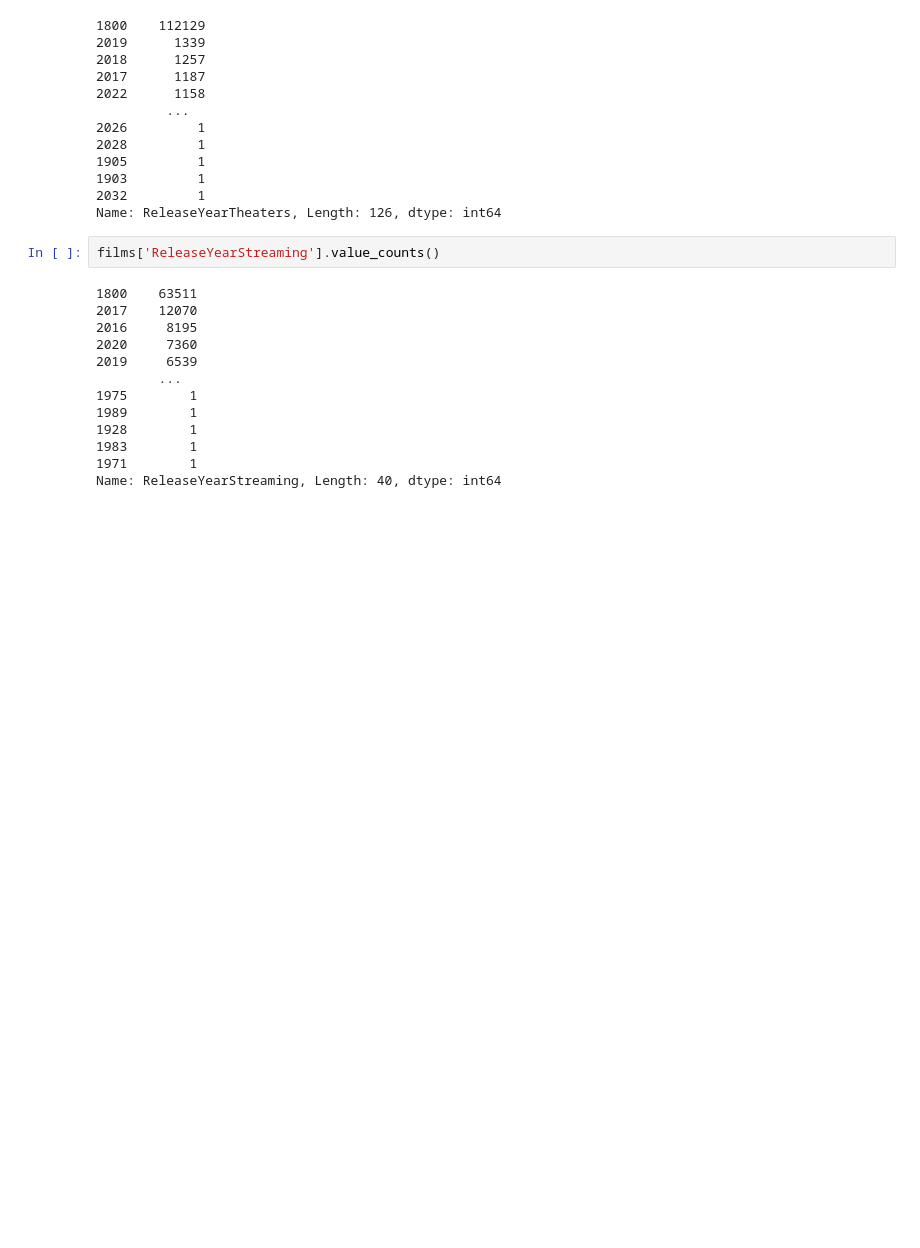
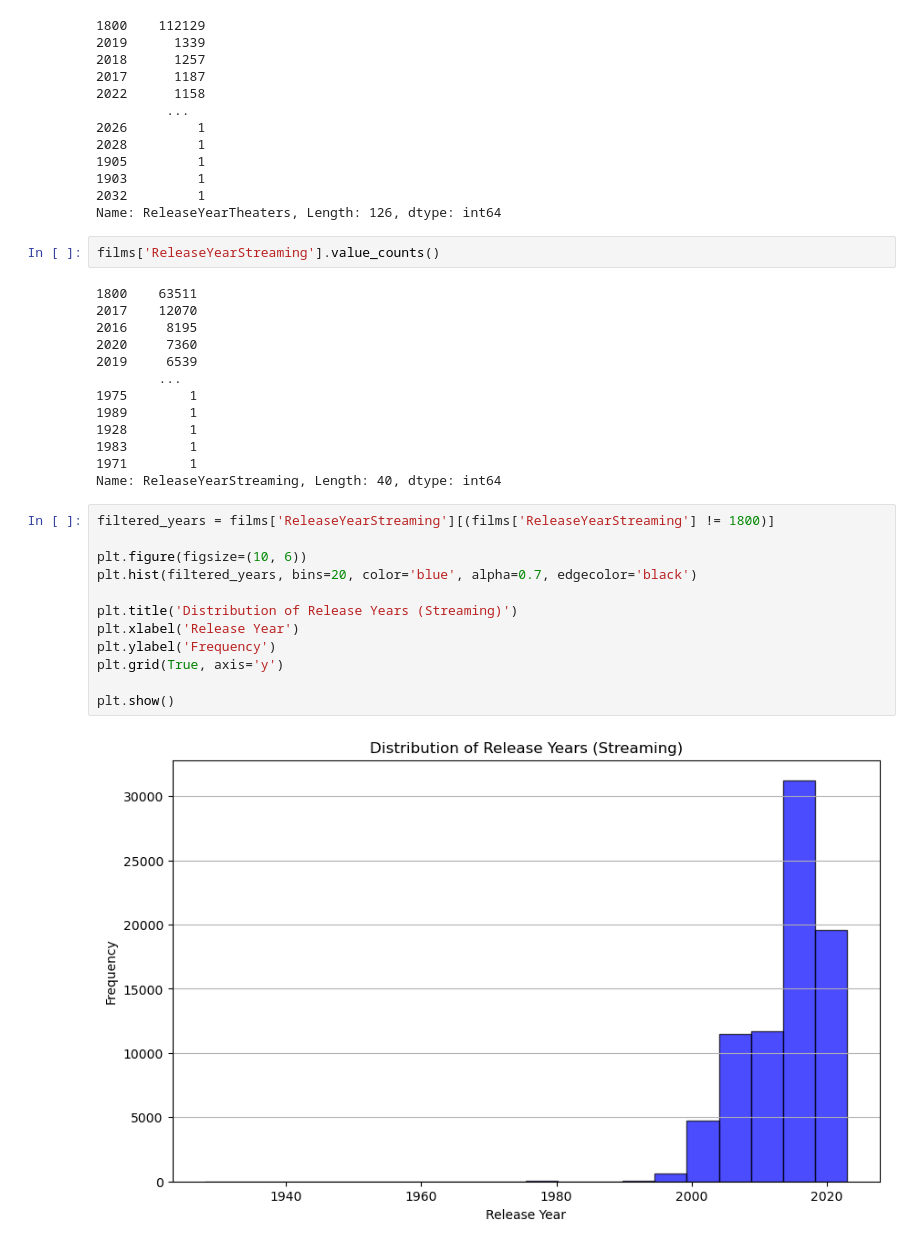
Before and after one commit to vadragna/rotten_tomatos_analysis, a Jupyter notebook: Analysis.ipynb, the cells around one changed output. Saved outputs shown, nothing was run; the diff lists cells and outputs as text; blank space fills up the shorter version.

```diff
--- a/Analysis.ipynb
+++ b/Analysis.ipynb
@@ -406,3 +405,17 @@ films['ReleaseYearStreaming'].value_counts()
 1983        1
 1971        1
 Name: ReleaseYearStreaming, Length: 40, dtype: int64
+# %%
+filtered_years = films['ReleaseYearStreaming'][(films['ReleaseYearStreaming'] != 1800)]
+
+plt.figure(figsize=(10, 6))
+plt.hist(filtered_years, bins=20, color='blue', alpha=0.7, edgecolor='black')
+
+plt.title('Distribution of Release Years (Streaming)')
+plt.xlabel('Release Year')
+plt.ylabel('Frequency')
+plt.grid(True, axis='y')
+
+plt.show()
+# %% [output]
+[figure, added]
```
Also changed, not shown: parts of 26 cells of this notebook.
